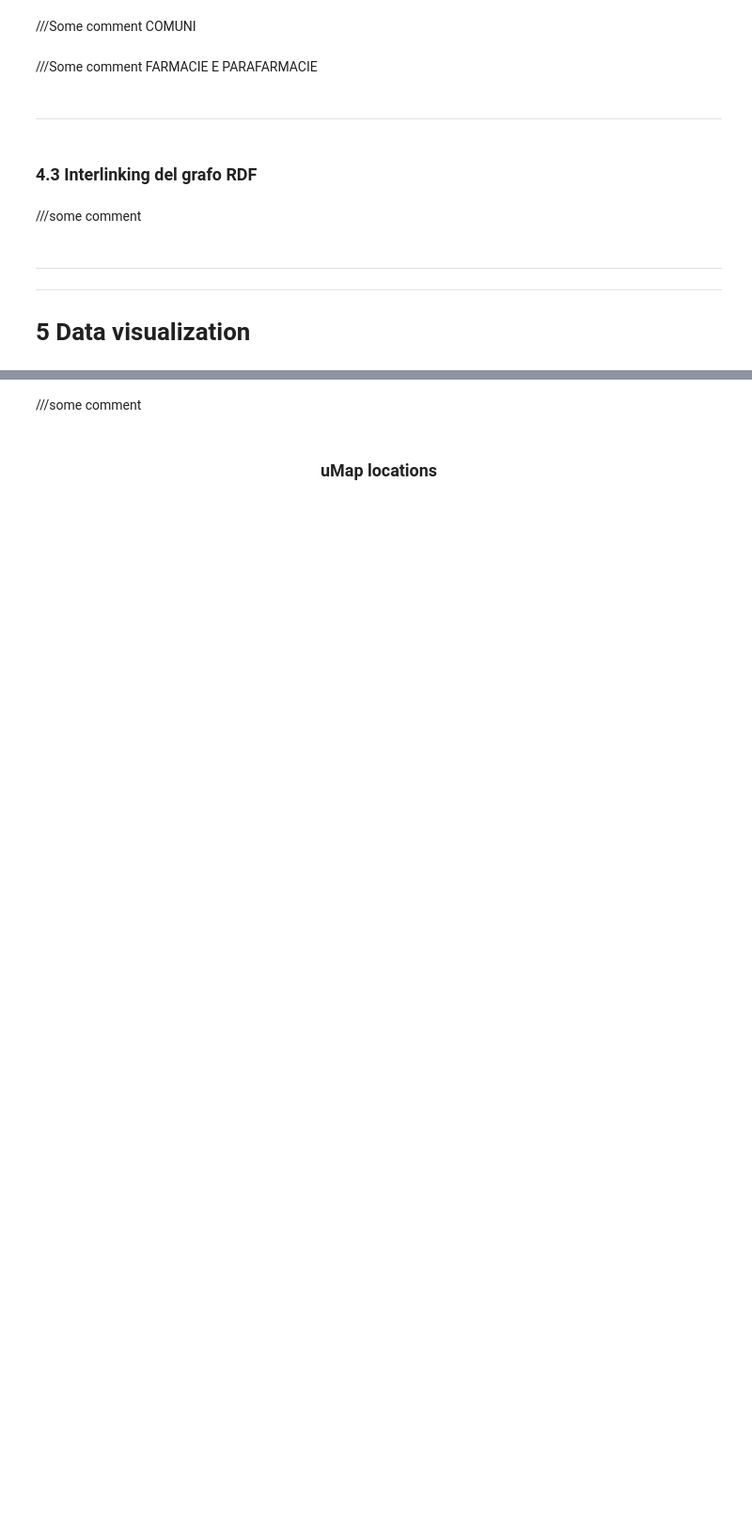
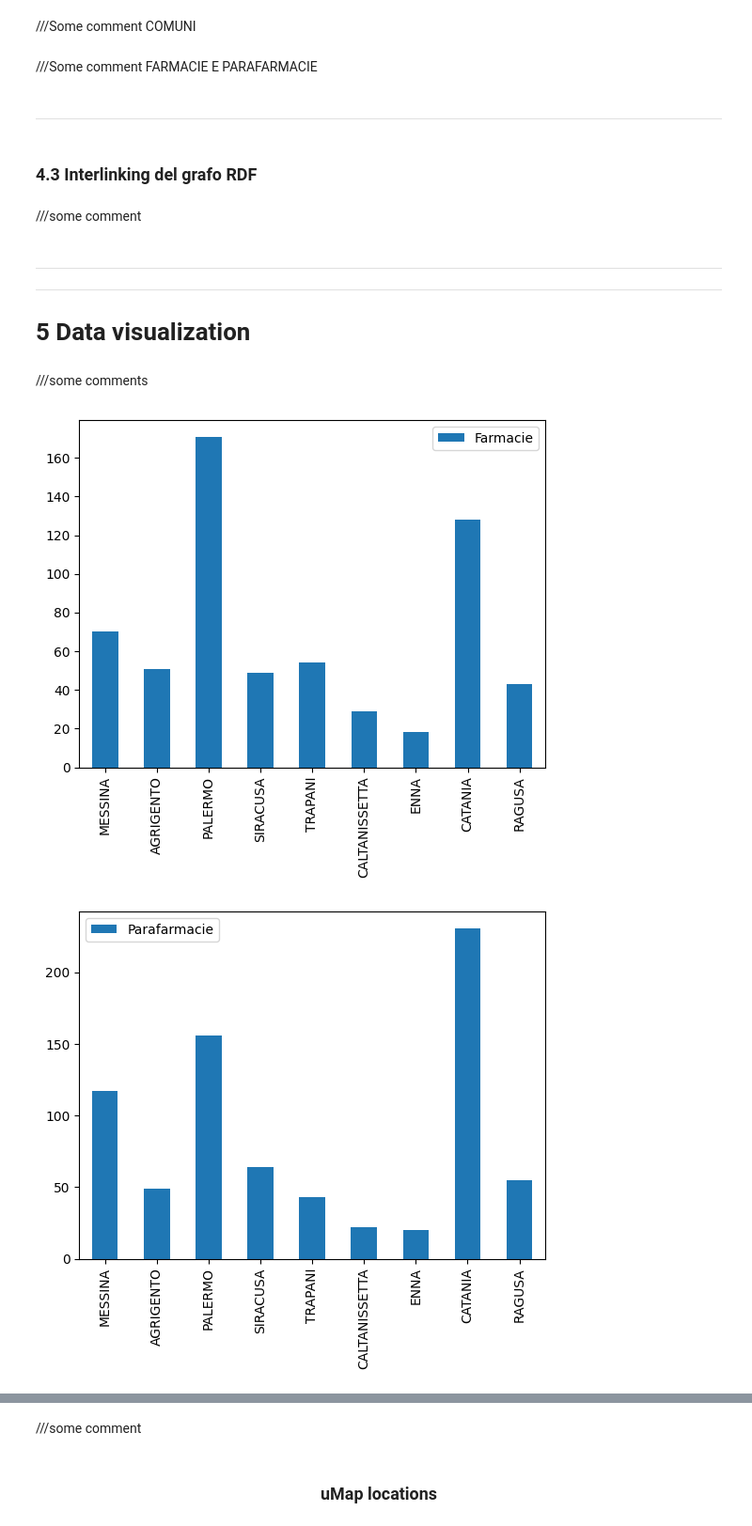
Before and after one commit to weiss25r/Progetto-Open-Data-2023, a Jupyter notebook: Progetto Open Data/notebooks/main_notebook.ipynb, the cells around one changed output, grey strips where cells are left out. Shown at 94% size. Saved outputs shown, nothing was run; the diff lists cells and outputs as text; code cells hidden in the pictures; blank space fills up the shorter version.

```diff
--- a/Progetto Open Data/notebooks/main_notebook.ipynb
+++ b/Progetto Open Data/notebooks/main_notebook.ipynb
@@ -398,3 +398,59 @@ g.serialize(destination='../datasets/rdf/parafarmacie.ttl', format='turtle')
 ***
 ***
 # __5 Data visualization__
+# %% [markdown]
+///some comments
+# %%
+import pandas as pd
+df_farmacie = pd.read_csv("../datasets/csv/completed/farmacie.csv")
+df_parafarmacie = pd.read_csv("../datasets/csv/completed/parafarmacie.csv")
+df_sicilia = pd.read_csv("../datasets/csv/completed/comuni_sicilia.csv")
+df_private = pd.read_csv("../datasets/csv/completed/private.csv")
+df_publiche = pd.read_csv("../datasets/csv/completed/pubbliche.csv")
+
+provincie = df_sicilia["Provincia"].unique()
+population = []
+for i in range(0, len(provincie)):
+    sum = df_sicilia[df_sicilia["Provincia"]== provincie[i]]["PopolazioneTotale"].sum()
+    population.append(sum)
+
+num_farmacie = []
+for i in range(0,len(provincie)):
+    farmacie = df_farmacie[df_farmacie["DESCRIZIONEPROVINCIA"]==provincie[i]].shape[0]
+    num_farmacie.append(farmacie)
+
+num_parafarmacie = []
+for i in range(0,len(provincie)):
+    parafarmacie = df_parafarmacie[df_parafarmacie["DESCRIZIONEPROVINCIA"]==provincie[i]].shape[0]
+    num_parafarmacie.append(parafarmacie)
+
+num_private = []
+for i in range(0,len(provincie)):
+    private = df_private[df_private["Provincia"].str.upper()==provincie[i]].shape[0]
+    num_private.append(private)
+
+num_pubbliche = []
+for i in range(0,len(provincie)):
+    publiche = df_publiche[df_publiche["Comune"].str.upper()==provincie[i]].shape[0]
+    num_pubbliche.append(publiche)
+
+ratios_farmacie = []
+for i in range(0,len(provincie)):
+    ratio = population[i] / num_farmacie[i]
+    ratios_farmacie.append(ratio)
+
+ratios_parafarmacie = []
+for i in range(0,len(provincie)):
+    ratio = population[i] / num_parafarmacie[i]
+    ratios_parafarmacie.append(ratio)
+
+df_finale_farmacie = pd.DataFrame({"Farmacie": num_farmacie}, index=provincie).plot.bar()
+df_finale_parafarmacie = pd.DataFrame({"Parafarmacie": num_parafarmacie}, index=provincie).plot.bar()
+df_finale_private = pd.DataFrame({"Strutture Private": num_private}, index=provincie).plot.bar()
+df_finale_publiche = pd.DataFrame({"Strutture Publiche": num_pubbliche}, index=provincie).plot.bar()
+df_finale_popolazione = pd.DataFrame({"Popolazione": population}, index=provincie).plot.bar()
+df_finale_ratio_farmacie = pd.DataFrame({"Ratio_farmacie": ratios_farmacie}, index=provincie).plot.bar()
+df_finale_ratio_parafarmacie = pd.DataFrame({"Ratio_parafarmacie": ratios_parafarmacie}, index=provincie).plot.bar()
+# %% [output]
+[figure, added]
+[figure, added]
```
Also changed, not shown: parts of 1 cell of this notebook, 1 other file.
